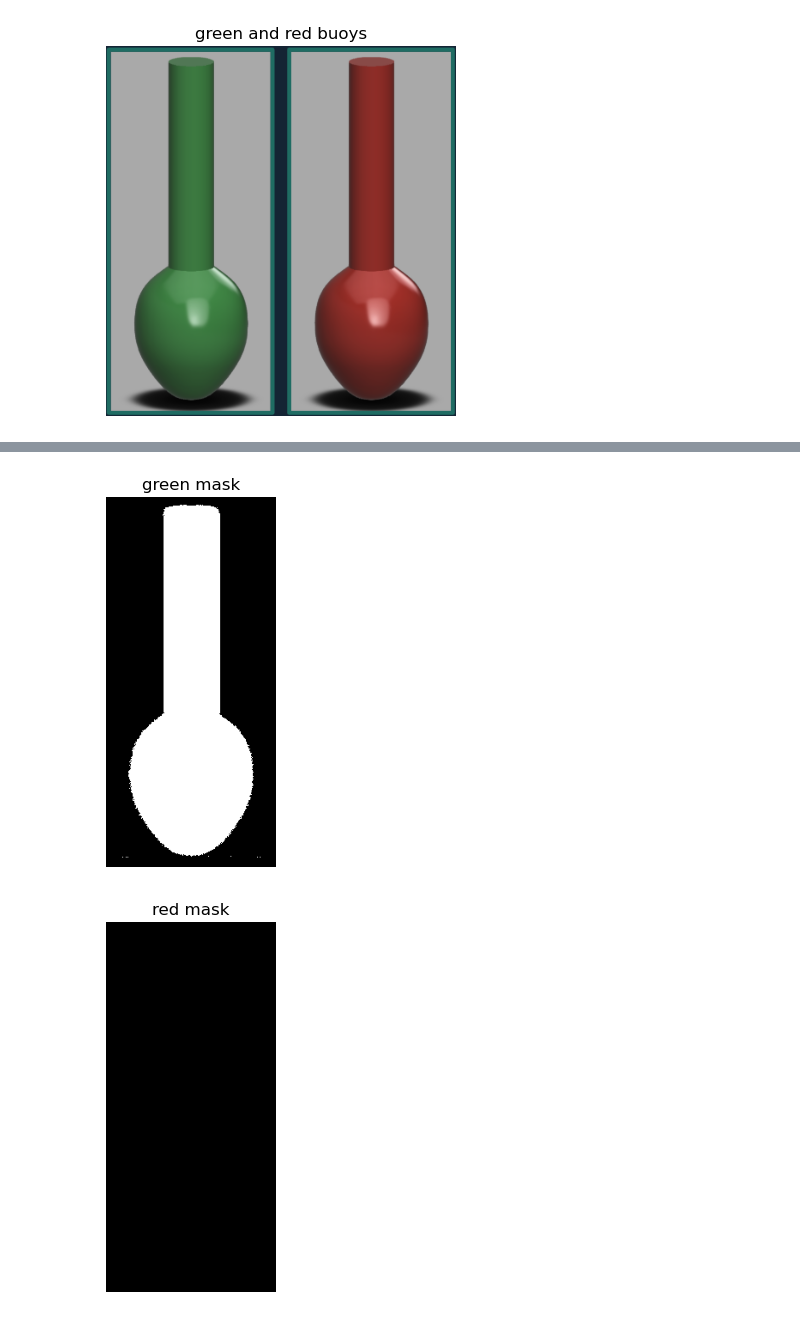
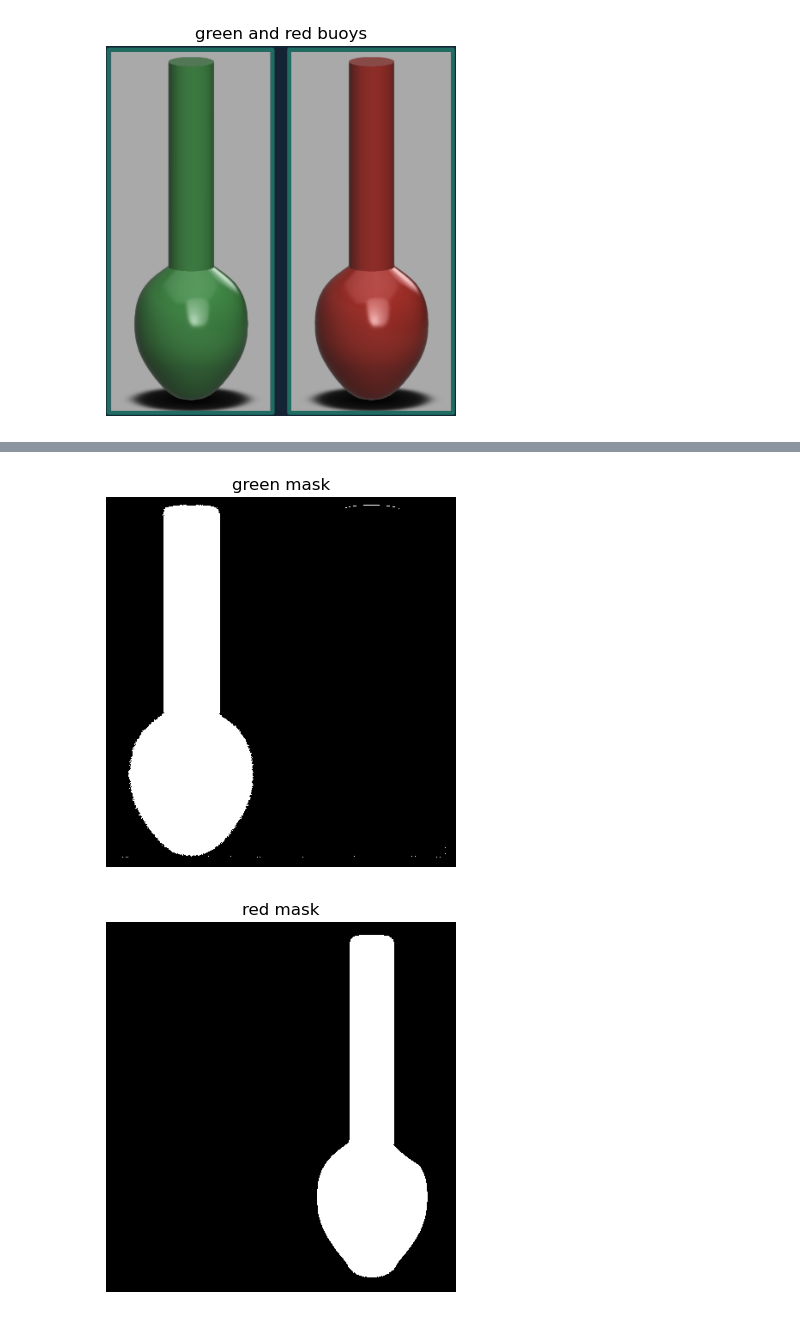
Before and after one commit to PaintDumpster/ec_vision, a Jupyter notebook: src/vision.ipynb, the cells around one changed output, grey strips where cells are left out. Drawn from its saved outputs; the diff is of its cells as text; code cells hidden in the pictures.

```diff
--- a/src/vision.ipynb
+++ b/src/vision.ipynb
@@ -28,7 +28,7 @@ show_image(red_green, 'green and red buoys')
 [figure]
 # %%
 image_median = cv.medianBlur(green, 11)
-image_bilateral = cv.bilateralFilter(green, 15, 350, 350)
+image_bilateral = cv.bilateralFilter(red_green, 15, 350, 350)
 image_gaussian = cv.GaussianBlur(green, (35, 35), 5)
 show_image(image_median, 'median filter')
 show_image(image_bilateral, 'bilateral filter')
@@ -48,16 +48,21 @@ lower_g= np.array([40, 0, 0])
 upper_g = np.array([80, 255, 255])
 
 #red colorspace
-lower_r = np.array([175, 0, 0])
-upper_r = np.array([10, 255, 255])
+lower_r1 = np.array([0, 80, 0])
+upper_r1 = np.array([10, 255, 255])
+
+lower_r2 = np.array([170, 0, 20])
+upper_r2 = np.array([180, 255, 255])
 # %%
 # green mask
 mask_g = cv.inRange(hsv_color, lower_g, upper_g)
 # red mask
-mask_r = cv.inRange(hsv_color, lower_r, upper_r)
+mask_r1 = cv.inRange(hsv_color, lower_r1, upper_r1)
+mask_r2 = cv.inRange(hsv_color, lower_r2, upper_r2)
+mask_r = mask_r1 | mask_r2
 
 show_image(mask_g, 'green mask')
 show_image(mask_r, 'red mask')
 # %% [output]
-[figure, old version]
+[figure, new version]
-[figure, old version]
+[figure, new version]
```
Also changed, not shown: parts of 3 cells of this notebook.
